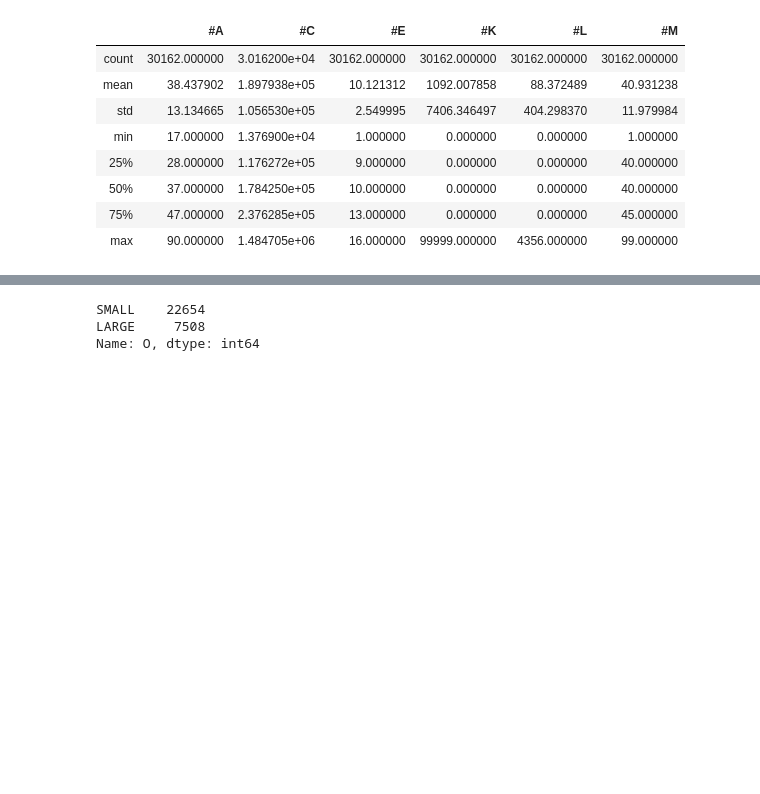
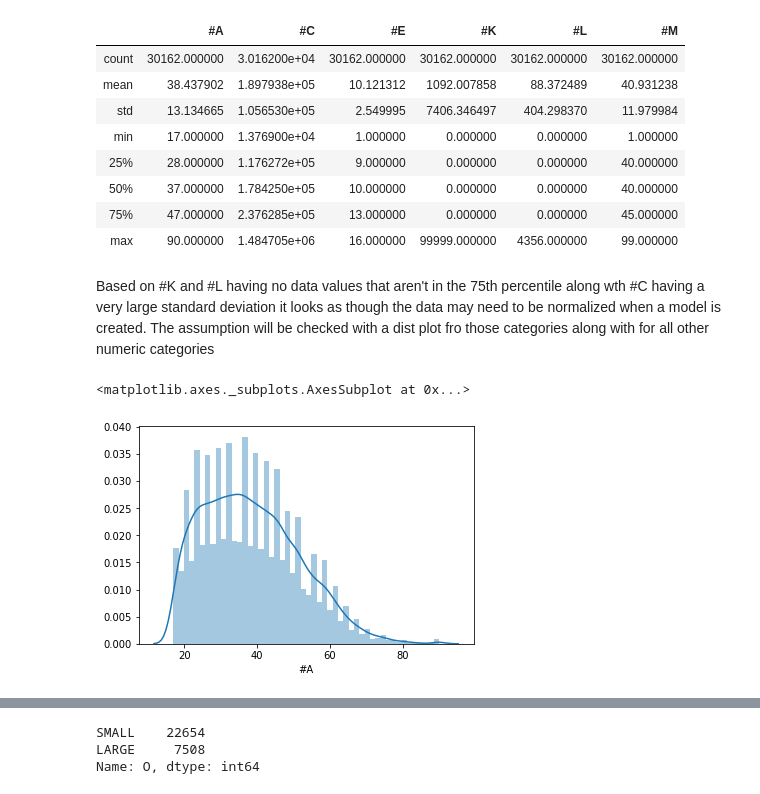
Before and after one commit to TheFarron/ISEe364FinalProject, a Jupyter notebook: intro.ipynb, the cells around one changed output, grey strips where cells are left out. Cells and saved outputs as stored; diff of their text form; code cells hidden in the pictures; blank space fills up the shorter version.

```diff
--- a/intro.ipynb
+++ b/intro.ipynb
@@ -51,3 +32,10 @@ df.describe()
 | 50% | 37.000000 | 1.784250e+05 | 10.000000 | 0.000000 | 0.000000 | 40.000000 |
 | 75% | 47.000000 | 2.376285e+05 | 13.000000 | 0.000000 | 0.000000 | 45.000000 |
 | max | 90.000000 | 1.484705e+06 | 16.000000 | 99999.000000 | 4356.000000 | 99.000000 |
+# %% [markdown]
+Based on #K and #L having no data values that aren't in the 75th percentile along wth #C having a very large standard deviation it looks as though the data may need to be normalized when a model is created. The assumption will be checked with a dist plot fro those categories along with for all other numeric categories
+# %%
+sns.distplot(df['#A'])
+# %% [output]
+<matplotlib.axes._subplots.AxesSubplot at 0x...>
+[figure, added]
```
Also changed, not shown: parts of 72 cells of this notebook.
